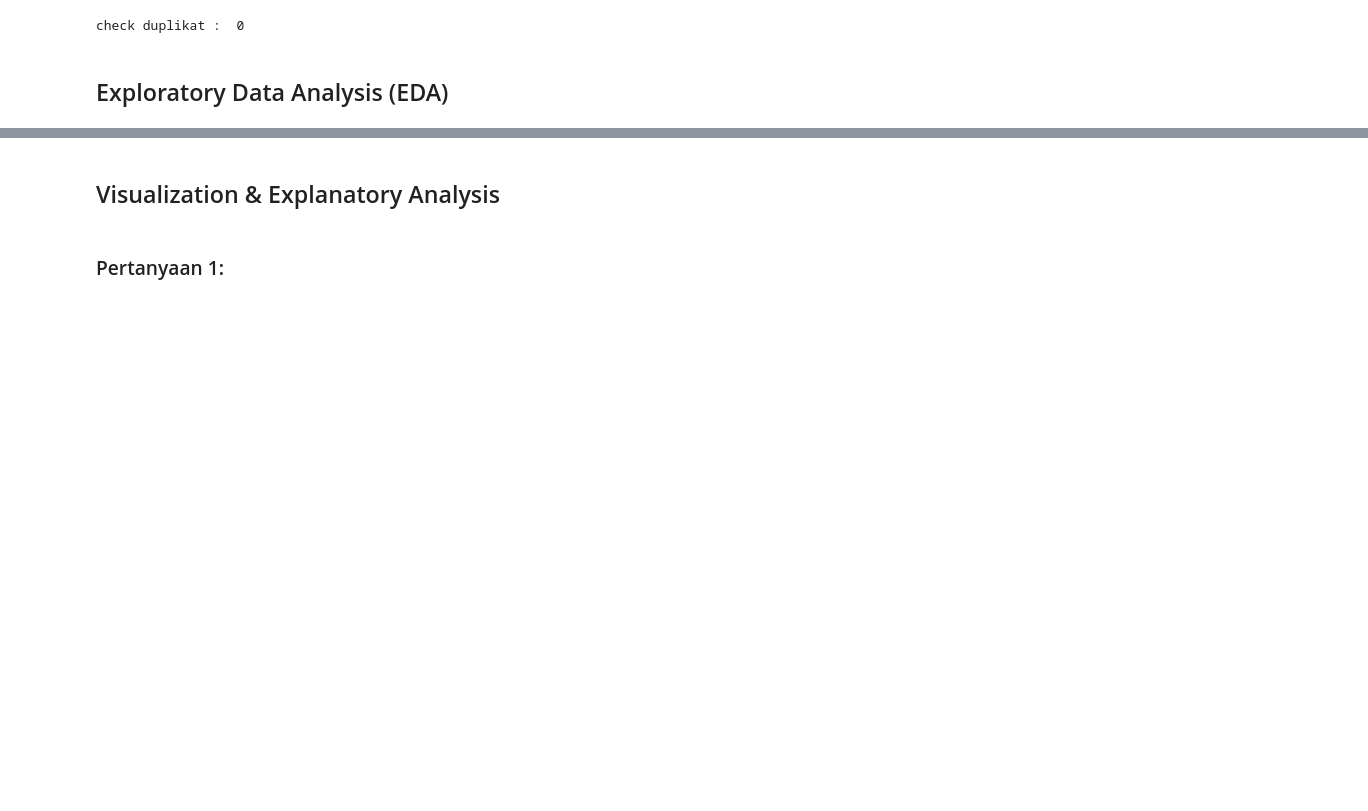
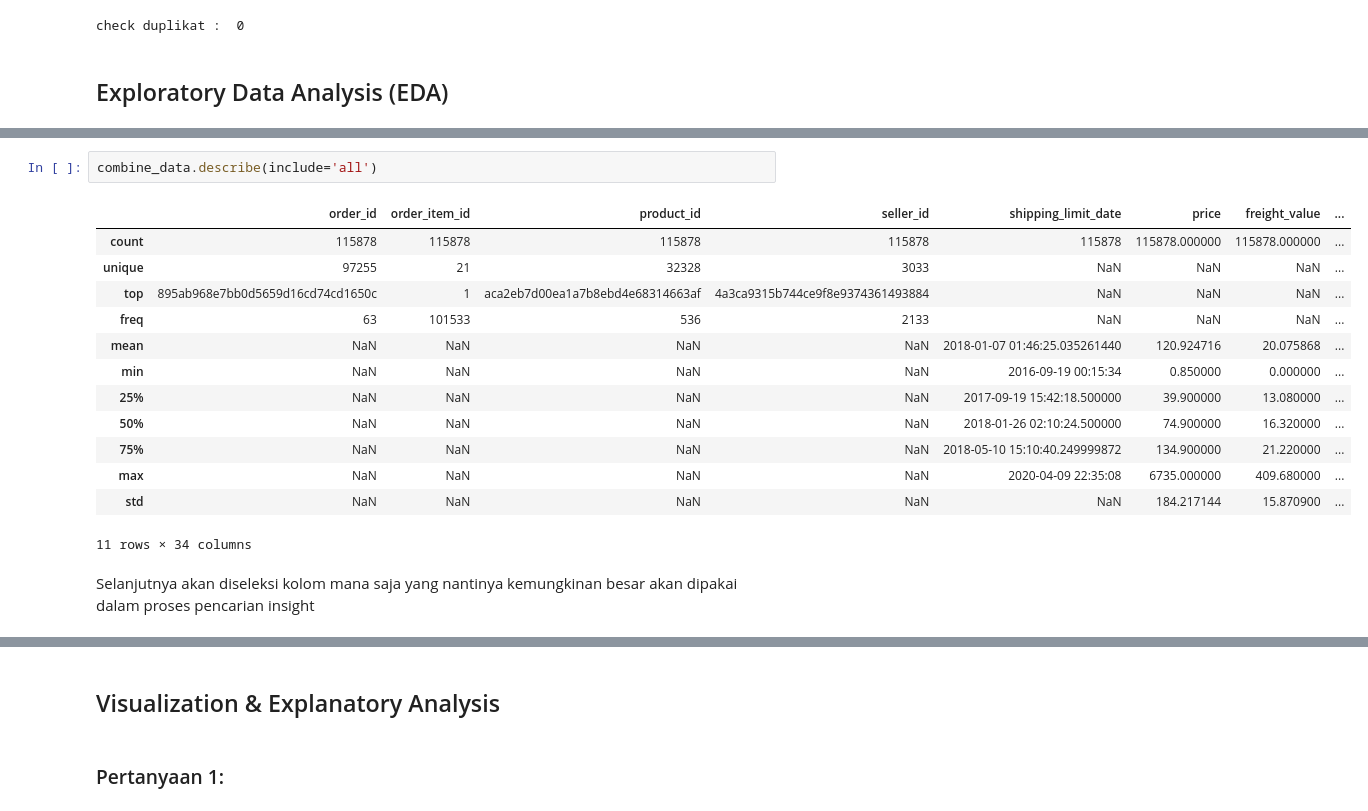
Before and after one commit to zhavei/Data-Analyst-Project-Ecommerce-Public-Dataset, a Jupyter notebook: notebook.ipynb, the cells around one changed output, grey strips where cells are left out. Drawn from its saved outputs; the diff is of its cells as text; blank space fills up the shorter version.

```diff
--- a/notebook.ipynb
+++ b/notebook.ipynb
@@ -441,0 +423,18 @@ memory usage: 30.1+ MB
+# %%
+combine_data.describe(include='all')
+# %% [output]
+|  | order_id | order_item_id | product_id | seller_id | shipping_limit_date | price | freight_value | ... |
+| count | 115878 | 115878 | 115878 | 115878 | 115878 | 115878.000000 | 115878.000000 | ... |
+| unique | 97255 | 21 | 32328 | 3033 | NaN | NaN | NaN | ... |
+| top | 895ab968e7bb0d5659d16cd74cd1650c | 1 | aca2eb7d00ea1a7b8ebd4e68314663af | 4a3ca9315b744ce9f8e9374361493884 | NaN | NaN | NaN | ... |
+| freq | 63 | 101533 | 536 | 2133 | NaN | NaN | NaN | ... |
+| mean | NaN | NaN | NaN | NaN | 2018-01-07 01:46:25.035261440 | 120.924716 | 20.075868 | ... |
+| min | NaN | NaN | NaN | NaN | 2016-09-19 00:15:34 | 0.850000 | 0.000000 | ... |
+| 25% | NaN | NaN | NaN | NaN | 2017-09-19 15:42:18.500000 | 39.900000 | 13.080000 | ... |
+| 50% | NaN | NaN | NaN | NaN | 2018-01-26 02:10:24.500000 | 74.900000 | 16.320000 | ... |
+| 75% | NaN | NaN | NaN | NaN | 2018-05-10 15:10:40.249999872 | 134.900000 | 21.220000 | ... |
+| max | NaN | NaN | NaN | NaN | 2020-04-09 22:35:08 | 6735.000000 | 409.680000 | ... |
+| std | NaN | NaN | NaN | NaN | NaN | 184.217144 | 15.870900 | ... |
+11 rows × 34 columns
+# %% [markdown]
+Selanjutnya akan diseleksi kolom mana saja yang nantinya kemungkinan besar akan dipakai dalam proses pencarian insight
```
Also changed, not shown: parts of 4 cells of this notebook.
